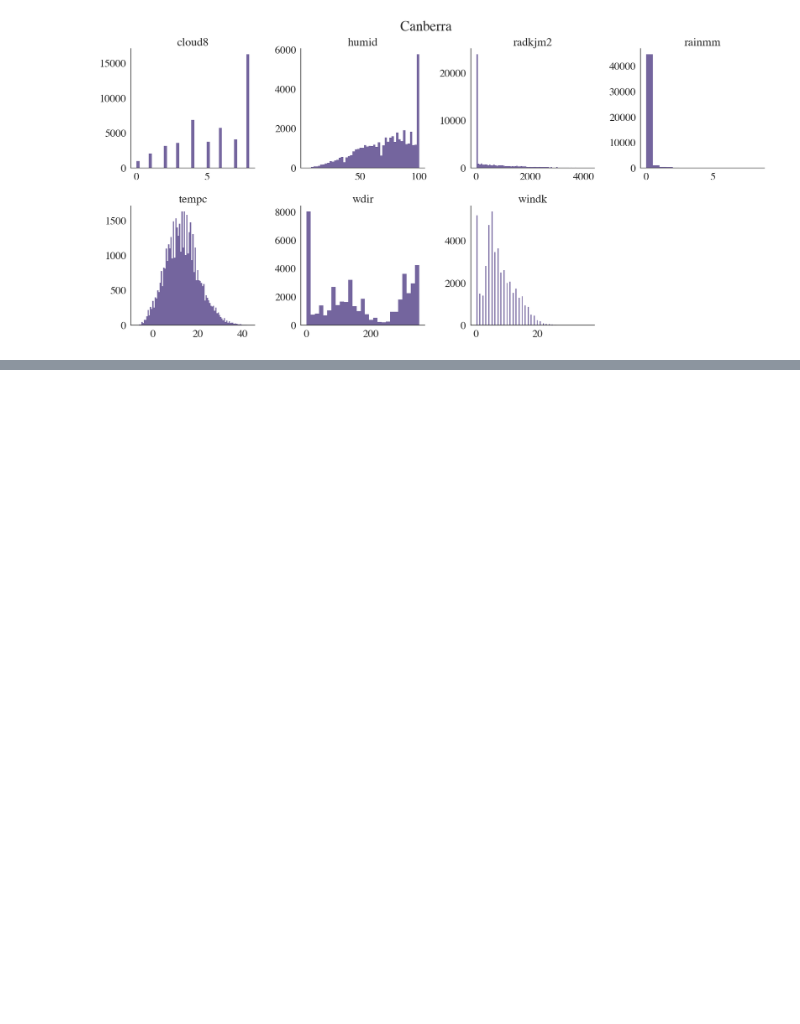
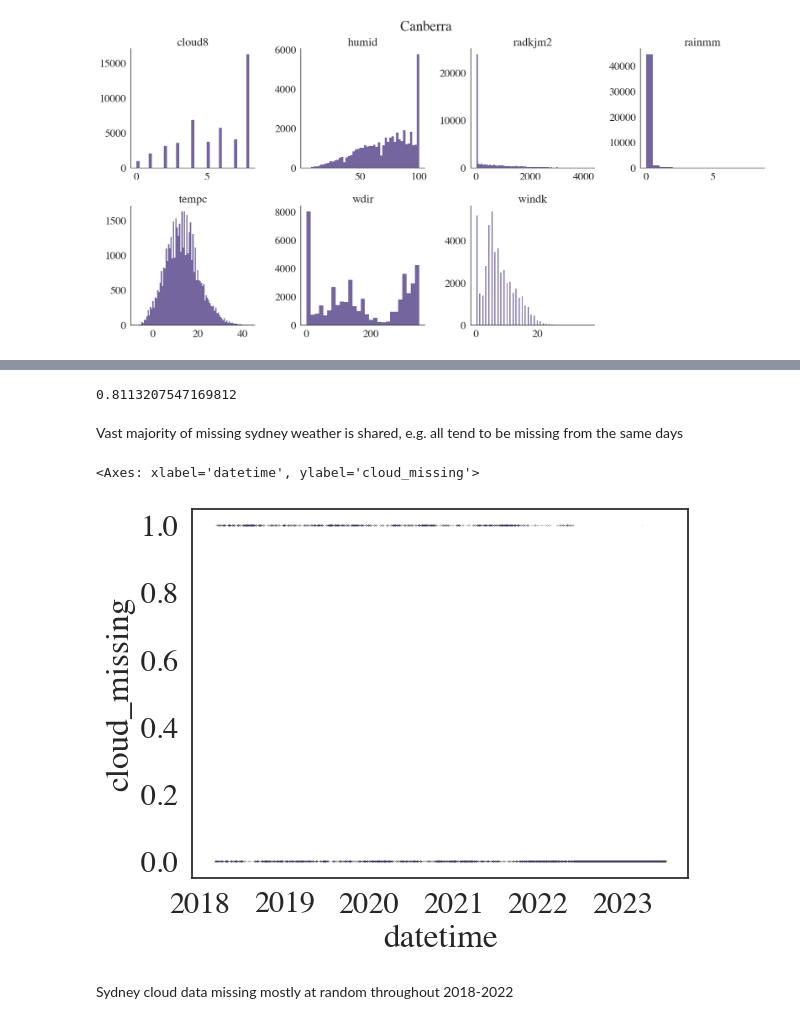
Before and after one commit to chaserobertson/tesla-stlf, a Jupyter notebook: notebooks/eda_univariate.ipynb, the cells around one changed output, grey strips where cells are left out. Saved outputs shown, nothing was run; the diff lists cells and outputs as text; code cells hidden in the pictures; blank space fills up the shorter version.

```diff
--- a/notebooks/eda_univariate.ipynb
+++ b/notebooks/eda_univariate.ipynb
@@ -112,3 +133,0 @@ ax.savefig('../plots/missing_bar.png')
-# %%
-df_na = df.set_index(['datetime', 'region'])[missing_df.index.unique()].isna()
-# df_na[:, 'sa'].apply(np.any, axis=1).mean()       # must be regional to be meaningful
@@ -114,0 +237,20 @@ df_na = df.set_index(['datetime', 'region'])[missing_df.index.unique()].isna()
+# %%
+others_syd = df.loc[
+    np.logical_and(
+        df['region'] == 'nsw',
+        np.any(df[['humid_syd', 'wdir_syd', 'tempc_syd', 'rainmm_syd']].isna(), axis=1)
+    ), 'datetime'].dt.date.unique().astype('str')
+np.mean([x in wind_syd for x in others_syd])
+# %% [output]
+0.8113207547169812
+# %% [markdown]
+Vast majority of missing sydney weather is shared, e.g. all tend to be missing from the same days
+# %%
+cloud_syd = df.loc[df['region'] == 'nsw', ['datetime', 'cloud8_syd']]
+cloud_syd['cloud_missing'] = cloud_syd['cloud8_syd'].isna().astype('int')
+cloud_syd.plot(x='datetime', y='cloud_missing', kind='scatter', s=0.1, alpha=0.01)
+# %% [output]
+<Axes: xlabel='datetime', ylabel='cloud_missing'>
+[figure, added]
+# %% [markdown]
+Sydney cloud data missing mostly at random throughout 2018-2022
```
Also changed, not shown: parts of 31 cells of this notebook, 3 other files.
